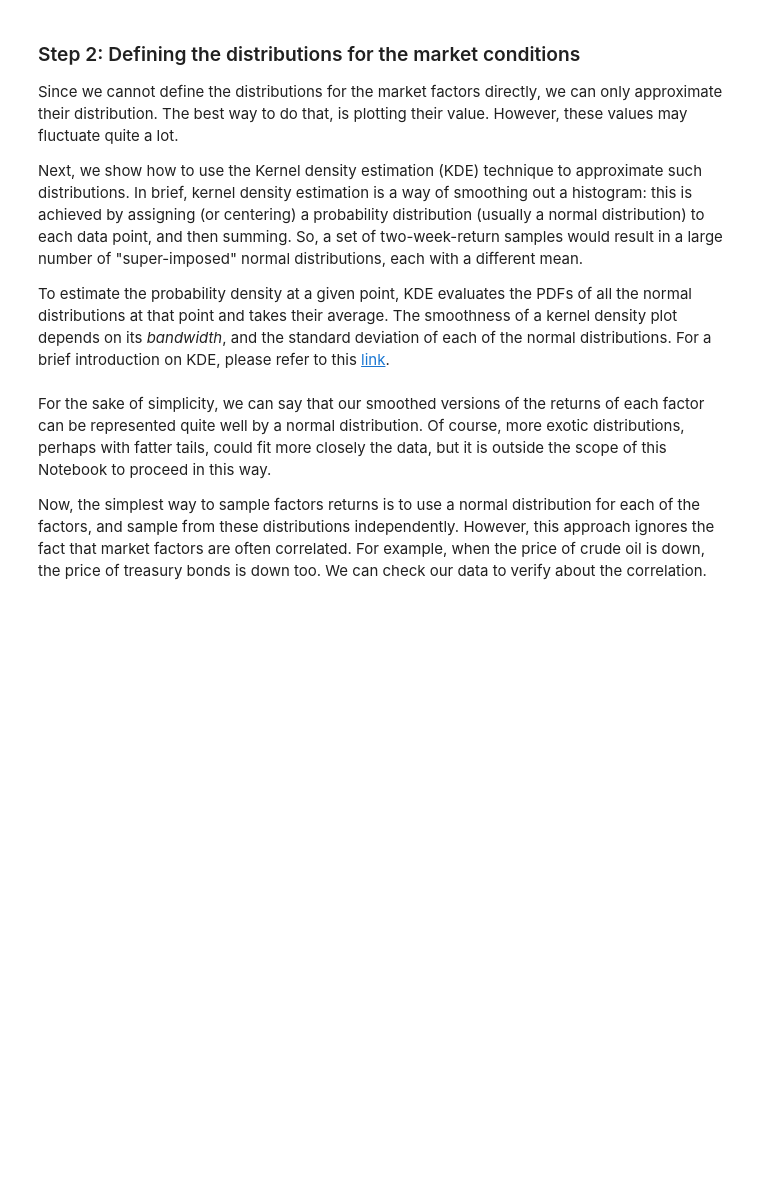
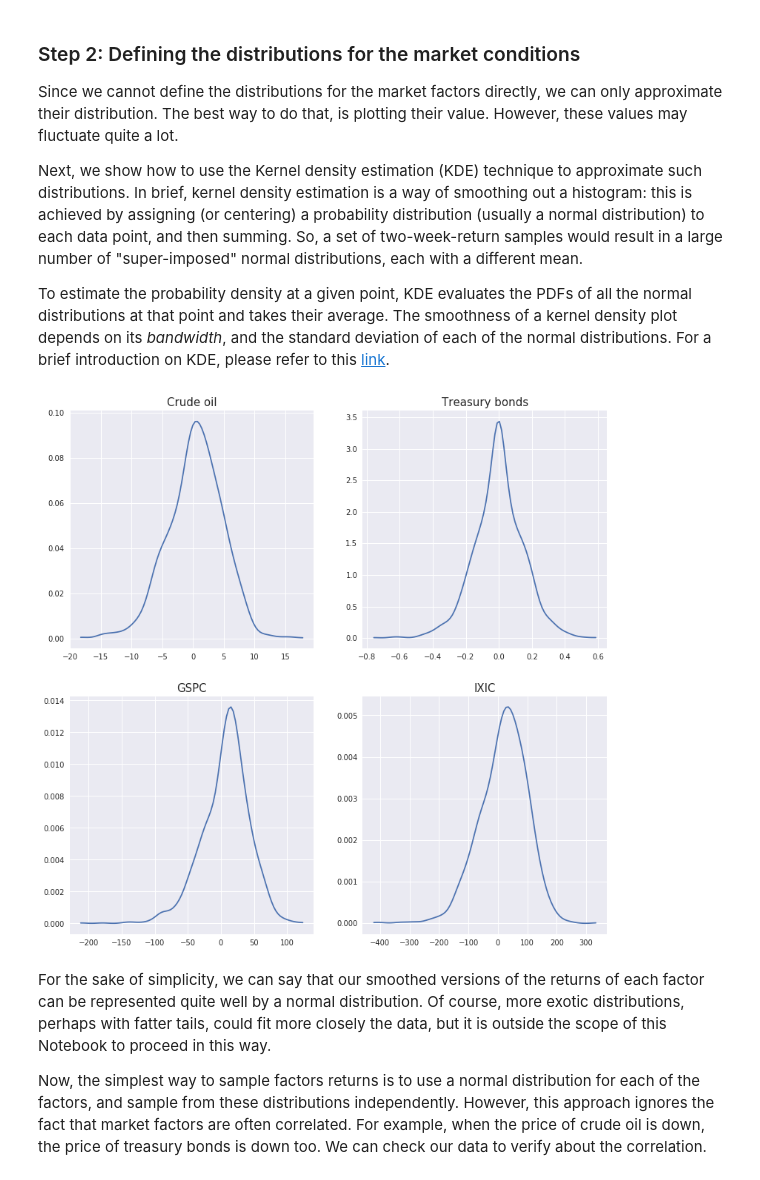
Before and after one commit to sgiammy/AML-course, a Jupyter notebook: MC/MC.ipynb, the cells around one changed output. Cells and saved outputs as stored; diff of their text form; code cells hidden in the pictures; blank space fills up the shorter version.

```diff
--- a/MC/MC.ipynb
+++ b/MC/MC.ipynb
@@ -1353,32 +1353,38 @@ To estimate the probability density at a given point, KDE evaluates the PDFs of
 # %%
 from statsmodels.nonparametric.kernel_density import KDEMultivariate
 from statsmodels.nonparametric.kde import KDEUnivariate
 import matplotlib.pyplot as plt
 import scipy
 
-def plotDistribution(samples):
+def createDistribution(samples):
     vmin = min(samples)
     vmax = max(samples)
     stddev = np.std(samples)
 
     domain = np.arange(vmin, vmax, (vmax-vmin)/100)
 
     # a simple heuristic to select bandwidth
     bandwidth = 1.06 * stddev * pow(len(samples), -.2)
 
     # estimate density
     kde = KDEUnivariate(samples)
     kde.fit(bw=bandwidth)
     density = kde.evaluate(domain)
 
-    # plot
-    plt.plot(domain, density)
-    plt.show()
+    return (domain,density)
 
-plotDistribution(factorsReturns[0])
-plotDistribution(factorsReturns[1])
-plotDistribution(factorsReturns[2])
-plotDistribution(factorsReturns[3])
+# Four axes, returned as a 2-d array
+factorsNames = ["Crude oil", "Treasury bonds", "GSPC", "IXIC"]
+f, axarr = plt.subplots(2, 2, figsize=(13,13))
+for i in range(4):
+    j, k = divmod(i,2)
+    domain,density = createDistribution(factorsReturns[i])
+    axarr[j,k].plot(domain,density)
+    axarr[j,k].set_title(factorsNames[i],fontsize=15)
+
+#f.subplots_adjust(hspace=0.3)
+# %% [output]
+[figure, added]
 # %% [markdown]
 For the sake of simplicity, we can say that our smoothed versions of the returns of each factor can be represented quite well by a normal distribution. Of course, more exotic distributions, perhaps with fatter tails, could fit more closely the data, but it is outside the scope of this Notebook to proceed in this way.
 
```
Also changed, not shown: parts of 24 cells of this notebook.
